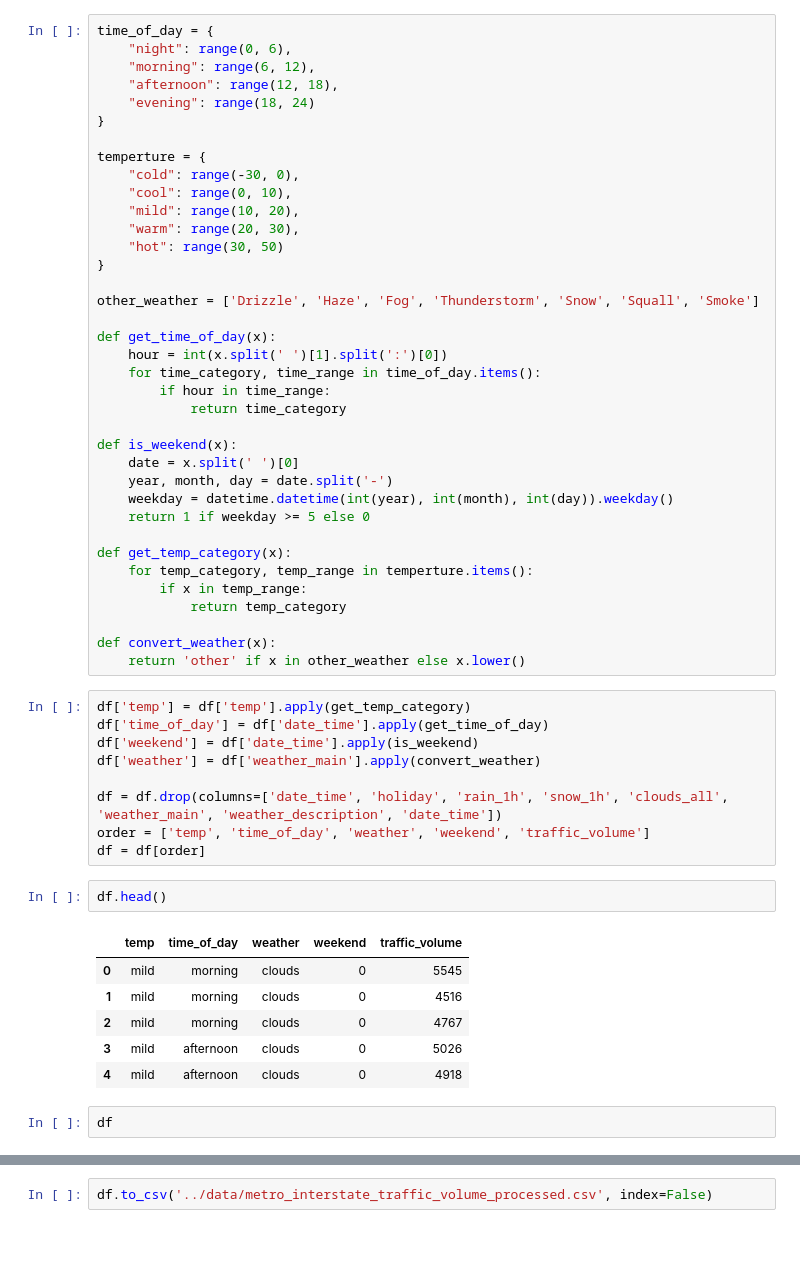
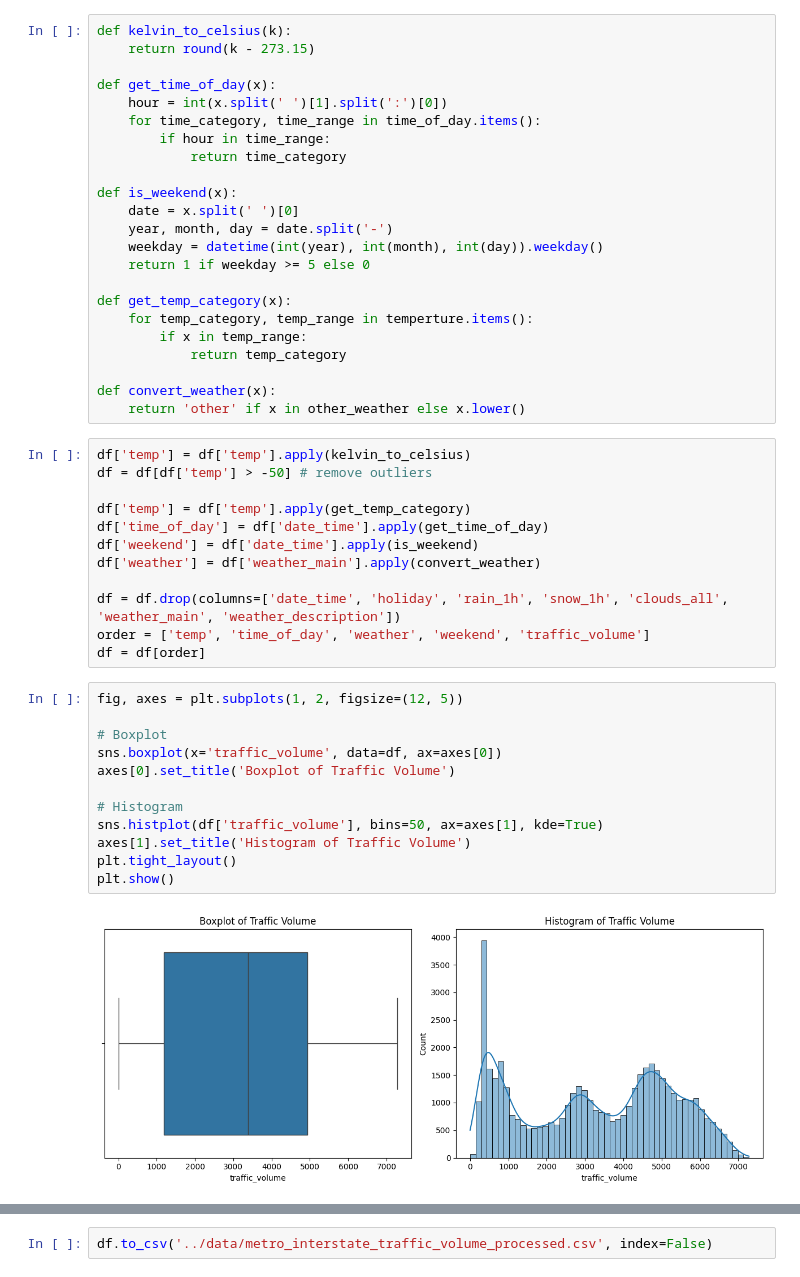
Before and after one commit to jepe06/TMBD_M02, a Jupyter notebook: approach_pedro/preprocessing.ipynb, the cells around one changed output, grey strips where cells are left out. Saved outputs shown, nothing was run; the diff lists cells and outputs as text; blank space fills up the shorter version.

```diff
--- a/approach_pedro/preprocessing.ipynb
+++ b/approach_pedro/preprocessing.ipynb
@@ -28,20 +26,6 @@ df = df[df['temp'] > -50] # remove outliers
 # %%
-time_of_day = {
-    "night": range(0, 6),
-    "morning": range(6, 12),
-    "afternoon": range(12, 18),
-    "evening": range(18, 24)
-}
-
-temperture = {
-    "cold": range(-30, 0),
-    "cool": range(0, 10),
-    "mild": range(10, 20),
-    "warm": range(20, 30),
-    "hot": range(30, 50)
-}
-
-other_weather = ['Drizzle', 'Haze', 'Fog', 'Thunderstorm', 'Snow', 'Squall', 'Smoke']
+def kelvin_to_celsius(k):
+    return round(k - 273.15)
 
 def get_time_of_day(x):
     hour = int(x.split(' ')[1].split(':')[0])
@@ -52,7 +36,7 @@ def get_time_of_day(x):
 def is_weekend(x):
     date = x.split(' ')[0]
     year, month, day = date.split('-')
-    weekday = datetime.datetime(int(year), int(month), int(day)).weekday()
+    weekday = datetime(int(year), int(month), int(day)).weekday()
     return 1 if weekday >= 5 else 0
 
 def get_temp_category(x):
@@ -63,23 +47,29 @@ def get_temp_category(x):
 def convert_weather(x):
     return 'other' if x in other_weather else x.lower()
 # %%
+df['temp'] = df['temp'].apply(kelvin_to_celsius)
+df = df[df['temp'] > -50] # remove outliers
+
 df['temp'] = df['temp'].apply(get_temp_category)
 df['time_of_day'] = df['date_time'].apply(get_time_of_day)
 df['weekend'] = df['date_time'].apply(is_weekend)
 df['weather'] = df['weather_main'].apply(convert_weather)
 
-df = df.drop(columns=['date_time', 'holiday', 'rain_1h', 'snow_1h', 'clouds_all', 'weather_main', 'weather_description', 'date_time'])
+df = df.drop(columns=['date_time', 'holiday', 'rain_1h', 'snow_1h', 'clouds_all', 'weather_main', 'weather_description'])
 order = ['temp', 'time_of_day', 'weather', 'weekend', 'traffic_volume']
 df = df[order]
-# %%
-df.head()
-# %% [output]
-|  | temp | time_of_day | weather | weekend | traffic_volume |
-| 0 | mild | morning | clouds | 0 | 5545 |
-| 1 | mild | morning | clouds | 0 | 4516 |
-| 2 | mild | morning | clouds | 0 | 4767 |
-| 3 | mild | afternoon | clouds | 0 | 5026 |
-| 4 | mild | afternoon | clouds | 0 | 4918 |
-# %%
-df
+# %%
+fig, axes = plt.subplots(1, 2, figsize=(12, 5))
+
+# Boxplot
+sns.boxplot(x='traffic_volume', data=df, ax=axes[0])
+axes[0].set_title('Boxplot of Traffic Volume')
+
+# Histogram
+sns.histplot(df['traffic_volume'], bins=50, ax=axes[1], kde=True)
+axes[1].set_title('Histogram of Traffic Volume')
+plt.tight_layout()
+plt.show()
+# %% [output]
+[figure, added]
 # %%
```
Also changed, not shown: parts of 5 cells of this notebook, 3 other files.
